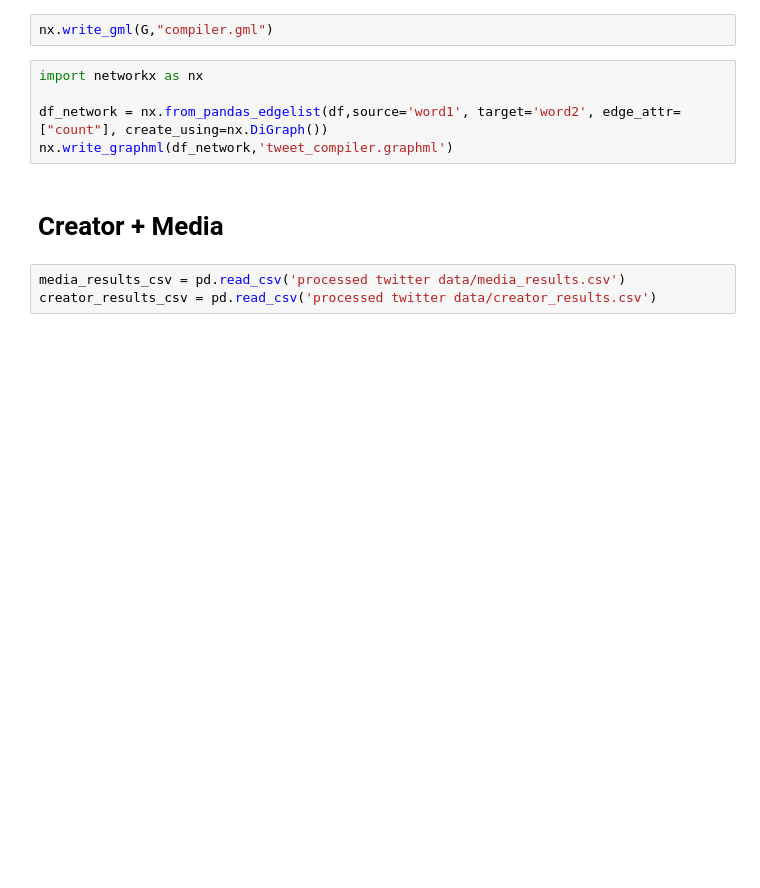
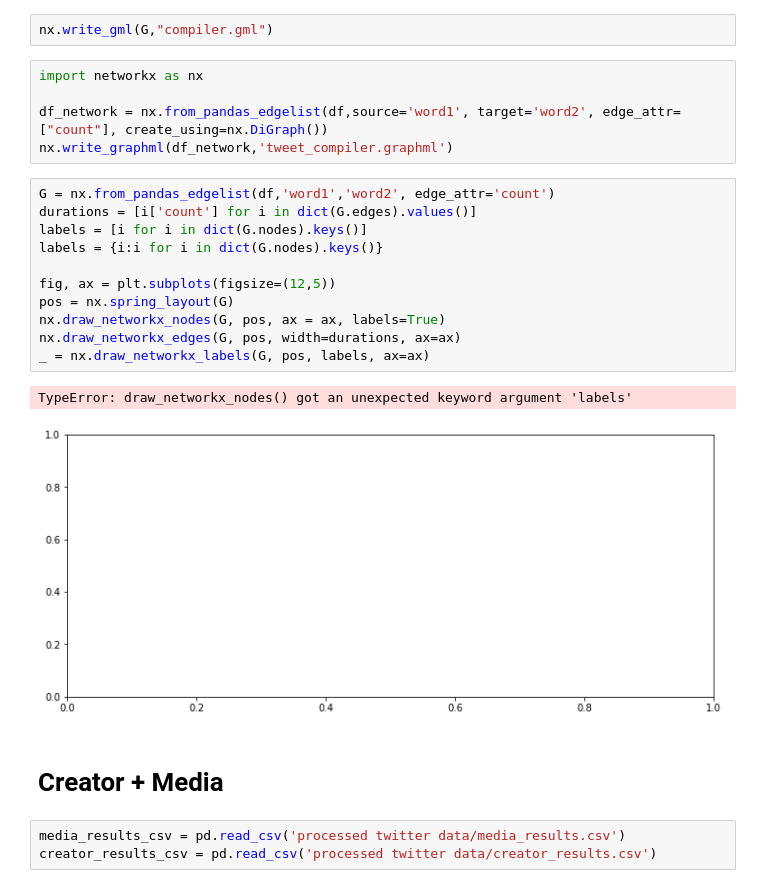
Before and after one commit to avanthikaa2019/is434_project, a Jupyter notebook: tweet text co-occ parveen try.ipynb, the cells around one changed output. Saved outputs shown, nothing was run; the diff lists cells and outputs as text; blank space fills up the shorter version.

```diff
--- a/tweet text co-occ parveen try.ipynb
+++ b/tweet text co-occ parveen try.ipynb
@@ -144,6 +144,20 @@ import networkx as nx
 
 df_network = nx.from_pandas_edgelist(df,source='word1', target='word2', edge_attr=["count"], create_using=nx.DiGraph())
 nx.write_graphml(df_network,'tweet_compiler.graphml')
+# %%
+G = nx.from_pandas_edgelist(df,'word1','word2', edge_attr='count')
+durations = [i['count'] for i in dict(G.edges).values()]
+labels = [i for i in dict(G.nodes).keys()]
+labels = {i:i for i in dict(G.nodes).keys()}
+
+fig, ax = plt.subplots(figsize=(12,5))
+pos = nx.spring_layout(G)
+nx.draw_networkx_nodes(G, pos, ax = ax, labels=True)
+nx.draw_networkx_edges(G, pos, width=durations, ax=ax)
+_ = nx.draw_networkx_labels(G, pos, labels, ax=ax)
+# %% [output]
+TypeError: draw_networkx_nodes() got an unexpected keyword argument 'labels'
+[figure, added]
 # %% [markdown]
 # Creator + Media
 # %%
```
Also changed, not shown: 9 other files.
